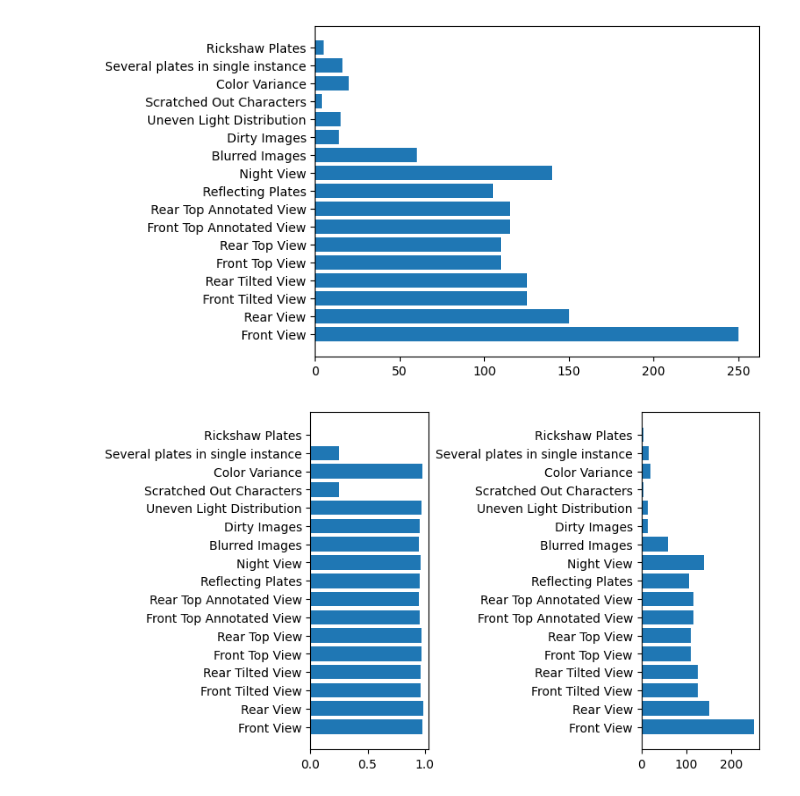
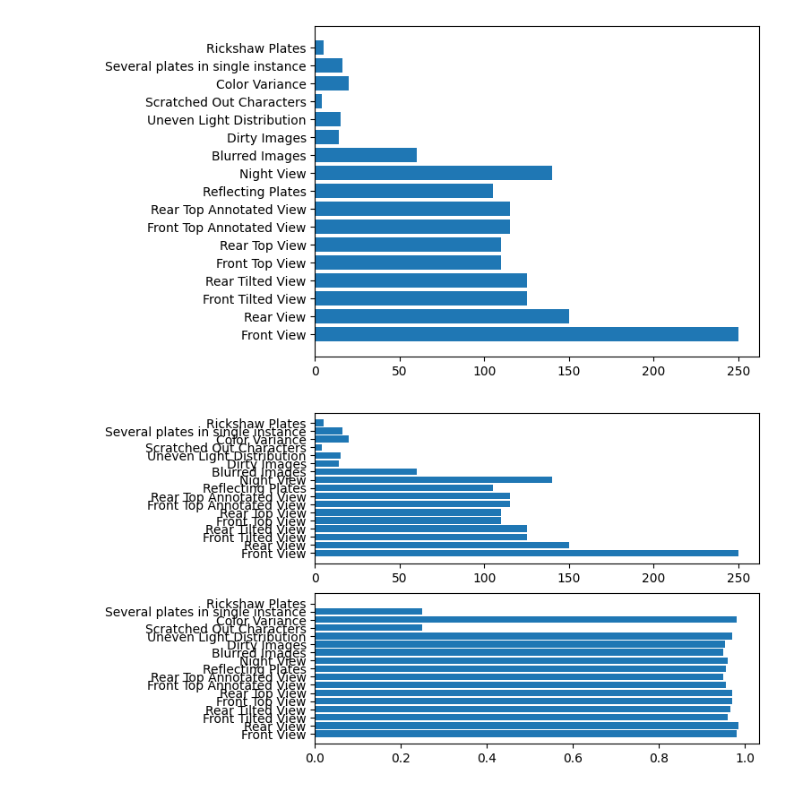
Before and after one commit to Abdullah-Nasir-Chowdhury/Python_BasicsofMatplotlib, a Jupyter notebook: paper_plot.ipynb, the cells around one changed output. Saved outputs shown, nothing was run; the diff lists cells and outputs as text; code cells hidden in the pictures.

```diff
--- a/paper_plot.ipynb
+++ b/paper_plot.ipynb
@@ -7,5 +5,5 @@ import pandas as pd
 # %%
-x = ['Front View', 'Rear View', 'Front Tilted View', 'Rear Tilted View',
+labels = ['Front View', 'Rear View', 'Front Tilted View', 'Rear Tilted View',
      'Front Top View', 'Rear Top View', 'Front Top Annotated View', 'Rear Top Annotated View',
      'Reflecting Plates', 'Night View', 'Blurred Images', 'Dirty Images',
      'Uneven Light Distribution', 'Scratched Out Characters', 'Color Variance',
@@ -28,16 +26,17 @@ plt.show()
 # %% [output]
 [figure]
 # %%
-plt.subplot(1,2,1)
-plt.barh(x,z)
-plt.subplot(1,2,2)
-plt.barh(x,y)
-plt.subplots_adjust(left = 0.1,
-                    bottom = 0.1,
-                    right = 0.9,
-                    top = 0.9,
-                    wspace = 1.8,
-                    hspace=0.4)
+plt.subplot(2,1,1)
+plt.barh(labels,z)
+plt.subplot(2,1,2)
+plt.barh(labels,y)
+# plt.subplots_adjust(left = 0,
+#                     bottom = 0,
+#                     right = 0,
+#                     top = 0,
+#                     wspace =0,
+#                     hspace=0
+#                     )
 plt.show()
 # %% [output]
-[figure, old version]
+[figure, new version]
```
Also changed, not shown: parts of 6 cells of this notebook.
